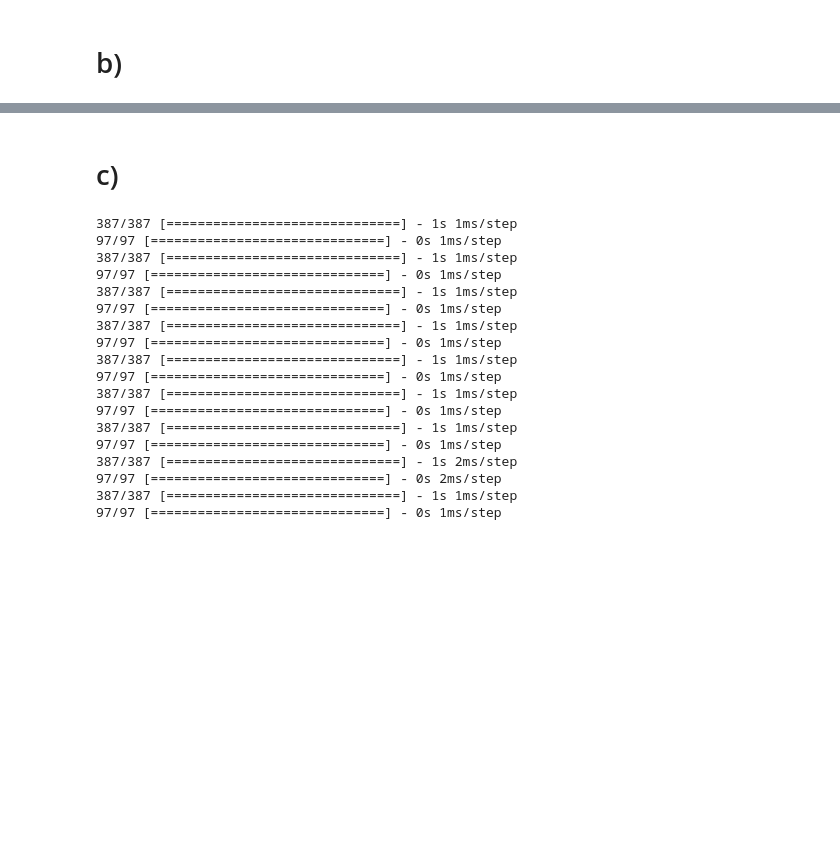
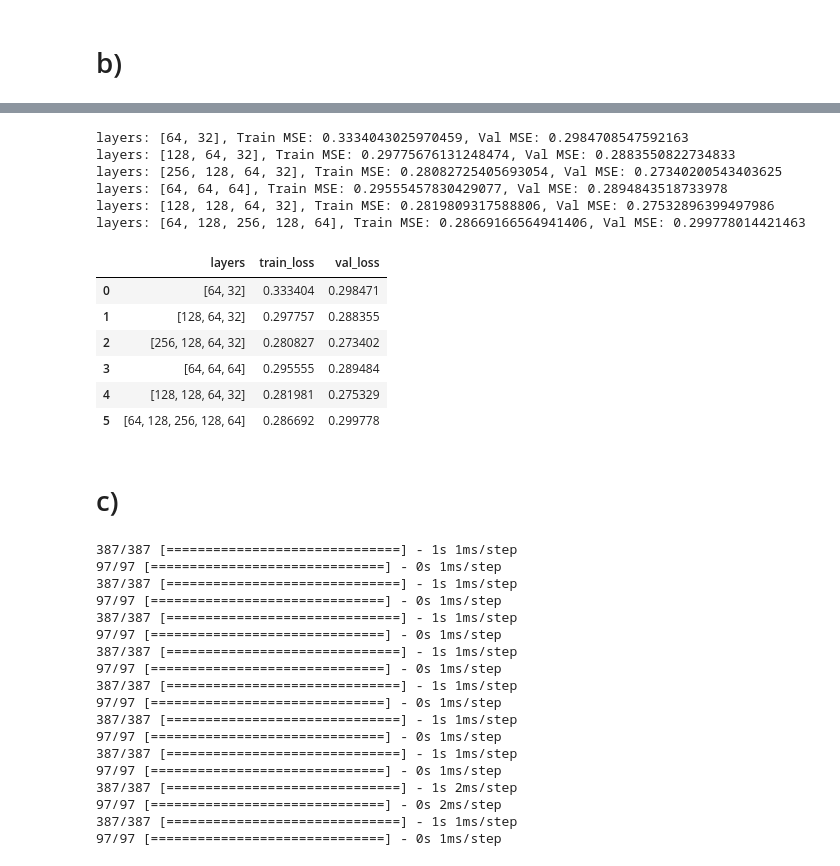
Before and after one commit to saifar-tug/deep_learning_ex2, a Jupyter notebook: Assignment_2.ipynb, the cells around one changed output, grey strips where cells are left out. Cells and saved outputs as stored; diff of their text form; code cells hidden in the pictures; blank space fills up the shorter version.

Commit message:
task done until b)

```diff
--- a/Assignment_2.ipynb
+++ b/Assignment_2.ipynb
@@ -125,0 +109,6 @@ results_df.head()
+# %%
+train_loss, train_mae = model.evaluate(x_train_normalized, y_train, verbose=0)
+val_loss, val_mae = model.evaluate(x_val_normalized, y_val, verbose=0)
+
+print(f"Training Set - Loss: {train_loss}, MAE: {train_mae}")
+print(f"Validation Set - Loss: {val_loss}, MAE: {val_mae}")
@@ -126,3 +118,57 @@ results_df.head()
+# %%
+layers = [
+    [64, 32],
+    [128, 64, 32],
+    [256, 128, 64, 32],  # Adding more layers
+    [64, 64, 64],        # More units in each layer
+    [128, 128, 64, 32],   # Balanced number of units
+    [64, 128, 256, 128, 64],  # Increasing and then decreasing units
+]
+
+results = []
+
+for arch in layers:
+    model = keras.Sequential([
+        keras.layers.Dense(units=units, activation='relu', input_shape=(x_train_normalized.shape[1],))
+        for units in arch
+    ])
+    model.add(keras.layers.Dense(units=1))  # Output layer for regression task
+
+    model.compile(optimizer='adam', loss='mean_squared_error', metrics=['mae'])
+
+    history = model.fit(
+        x_train_normalized, y_train,
+        batch_size=batch_size,
+        epochs=epochs,
+        validation_data=(x_val_normalized, y_val),
+        verbose=0
+    )
+
+    train_loss, _ = model.evaluate(x_train_normalized, y_train, verbose=0)
+    val_loss, _ = model.evaluate(x_val_normalized, y_val, verbose=0)
+
+    results.append({'layers': arch, 'train_loss': train_loss, 'val_loss': val_loss})
+
+for result in results:
+    print(f"layers: {result['layers']}, Train MSE: {result['train_loss']}, Val MSE: {result['val_loss']}")
+# %% [output]
+layers: [64, 32], Train MSE: 0.3334043025970459, Val MSE: 0.2984708547592163
+layers: [128, 64, 32], Train MSE: 0.29775676131248474, Val MSE: 0.2883550822734833
+layers: [256, 128, 64, 32], Train MSE: 0.28082725405693054, Val MSE: 0.27340200543403625
+layers: [64, 64, 64], Train MSE: 0.29555457830429077, Val MSE: 0.2894843518733978
+layers: [128, 128, 64, 32], Train MSE: 0.2819809317588806, Val MSE: 0.27532896399497986
+layers: [64, 128, 256, 128, 64], Train MSE: 0.28669166564941406, Val MSE: 0.299778014421463
+# %%
+results_df = pd.DataFrame(results)
+results_df
+# %% [output]
+|  | layers | train_loss | val_loss |
+| 0 | [64, 32] | 0.333404 | 0.298471 |
+| 1 | [128, 64, 32] | 0.297757 | 0.288355 |
+| 2 | [256, 128, 64, 32] | 0.280827 | 0.273402 |
+| 3 | [64, 64, 64] | 0.295555 | 0.289484 |
+| 4 | [128, 128, 64, 32] | 0.281981 | 0.275329 |
+| 5 | [64, 128, 256, 128, 64] | 0.286692 | 0.299778 |
 # %% [markdown]
 # c)
 # %%
```
Also changed, not shown: parts of 8 cells of this notebook.
